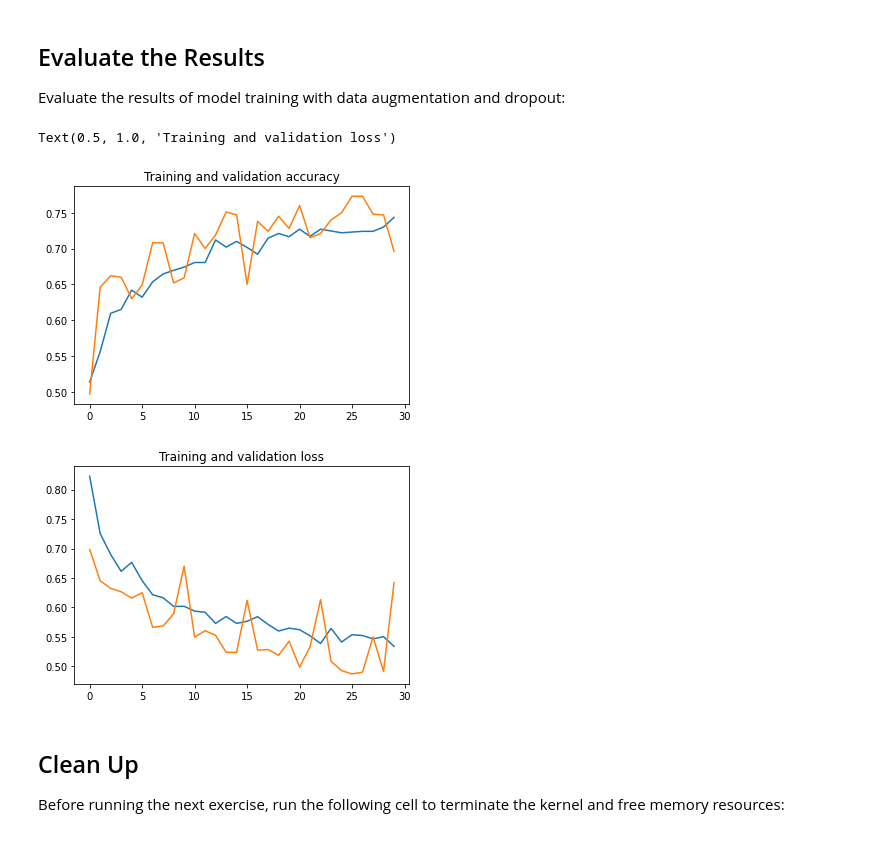
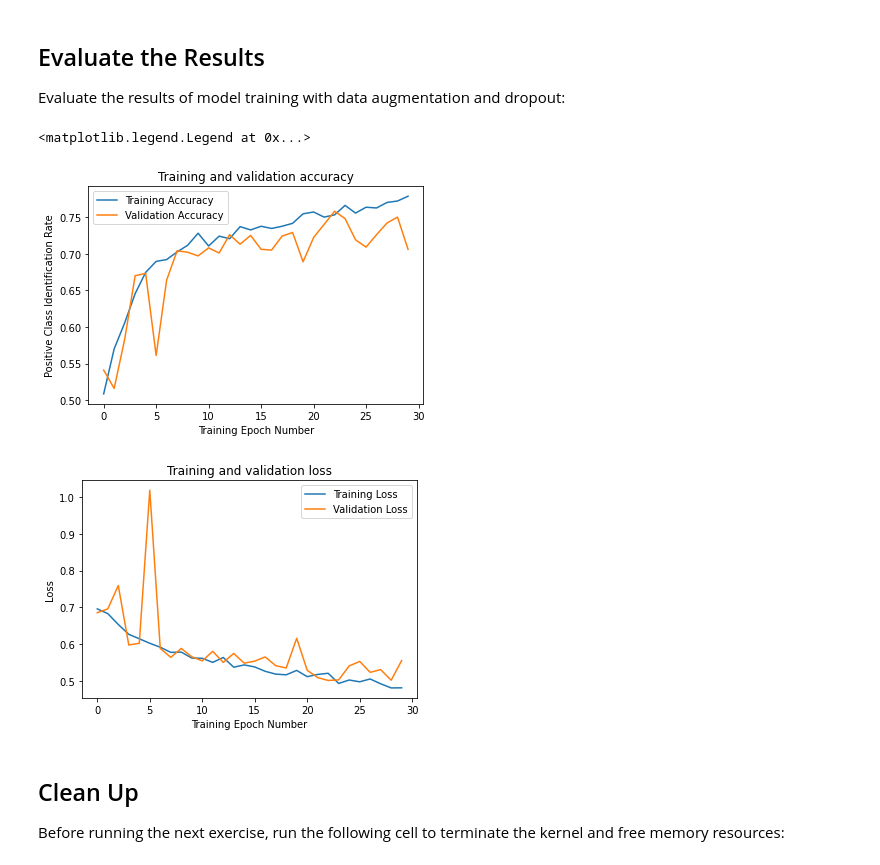
Before and after one commit to caluq/elec4630, a Jupyter notebook: src/mittens_and_fido.ipynb, the cells around one changed output. Cells and saved outputs as stored; diff of their text form; code cells hidden in the pictures.

```diff
--- a/src/mittens_and_fido.ipynb
+++ b/src/mittens_and_fido.ipynb
@@ -163,37 +165,41 @@ from tensorflow.keras.optimizers import RMSprop
 
 # Our input feature map is 150x150x3: 150x150 for the image pixels, and 3 for
 # the three color channels: R, G, and B
-img_input = layers.Input(shape=(150, 150, 3))
+img_input = layers.Input(shape=(128, 128, 3))
 
 # First convolution extracts 16 filters that are 3x3
 # Convolution is followed by max-pooling layer with a 2x2 window
-x = layers.Conv2D(16, 3, activation='relu')(img_input)
-x = layers.MaxPooling2D(2)(x)
+x = layers.Conv2D(filters=32, kernel_size=3, strides=(1,1), activation='relu')(img_input)
+x = layers.MaxPooling2D(pool_size=(2,2))(x)
 
 # Second convolution extracts 32 filters that are 3x3
 # Convolution is followed by max-pooling layer with a 2x2 window
-x = layers.Conv2D(32, 3, activation='relu')(x)
-x = layers.MaxPooling2D(2)(x)
+x = layers.Conv2D(filters=32, kernel_size=3, strides=(2,2), padding='same', activation='relu')(x)
+x = layers.MaxPooling2D(pool_size=(2,2))(x)
 
 # Third convolution extracts 64 filters that are 3x3
 # Convolution is followed by max-pooling layer with a 2x2 window
-x = layers.Convolution2D(64, 3, activation='relu')(x)
-x = layers.MaxPooling2D(2)(x)
+x = layers.Convolution2D(filters=32, kernel_size=3, strides=(2,2), padding='same', activation='relu')(x)
+x = layers.MaxPooling2D(pool_size=(2,2))(x)
 
 # Flatten feature map to a 1-dim tensor
 x = layers.Flatten()(x)
 
 # Create a fully connected layer with ReLU activation and 512 hidden units
-x = layers.Dense(512, activation='relu')(x)
+x = layers.Dense(128, activation='relu')(x)
 
-# Add a dropout rate of 0.5
 x = layers.Dropout(0.5)(x)
+x = layers.Dense(units=256, activation='relu')(x)
+
+x = layers.Dropout(0.25)(x)
+x = layers.Dense(128, activation='relu')(x)
 
 # Create output layer with a single node and sigmoid activation
 output = layers.Dense(1, activation='sigmoid')(x)
 
 # Configure and compile the model
 model = Model(img_input, output)
+model.summary()
 model.compile(loss='binary_crossentropy',
               optimizer=RMSprop(lr=0.001),
               metrics=['acc'])
@@ -231,35 +256,43 @@ Epoch 30/30
 
 Evaluate the results of model training with data augmentation and dropout:
 # %%
+%matplotlib inline
+
+import matplotlib.pyplot as plt
+
 # Retrieve a list of accuracy results on training and validation data
 # sets for each training epoch
 acc = history.history['acc']
 val_acc = history.history['val_acc']
 
 # Retrieve a list of list results on training and validation data
 # sets for each training epoch
 loss = history.history['loss']
 val_loss = history.history['val_loss']
 
 # Get number of epochs
 epochs = range(len(acc))
 
-# Plot training and validation accuracy per epoch
+# Plot training and validation accuracy per epochd
+plt.axes(xlabel="Training Epoch Number", ylabel="Positive Class Identification Rate")
 plt.plot(epochs, acc)
 plt.plot(epochs, val_acc)
 plt.title('Training and validation accuracy')
-plt.axis
+plt.legend(['Training Accuracy', 'Validation Accuracy'])
 
 plt.figure()
 
 # Plot training and validation loss per epoch
+
+plt.axes(xlabel="Training Epoch Number", ylabel="Loss")
 plt.plot(epochs, loss)
 plt.plot(epochs, val_loss)
 plt.title('Training and validation loss')
+plt.legend(['Training Loss', 'Validation Loss'])
 # %% [output]
-Text(0.5, 1.0, 'Training and validation loss')
+<matplotlib.legend.Legend at 0x...>
-[figure, old version]
+[figure, new version]
-[figure, old version]
+[figure, new version]
 # %% [markdown]
 ## Clean Up
 
```
Also changed, not shown: parts of 5 cells of this notebook.
